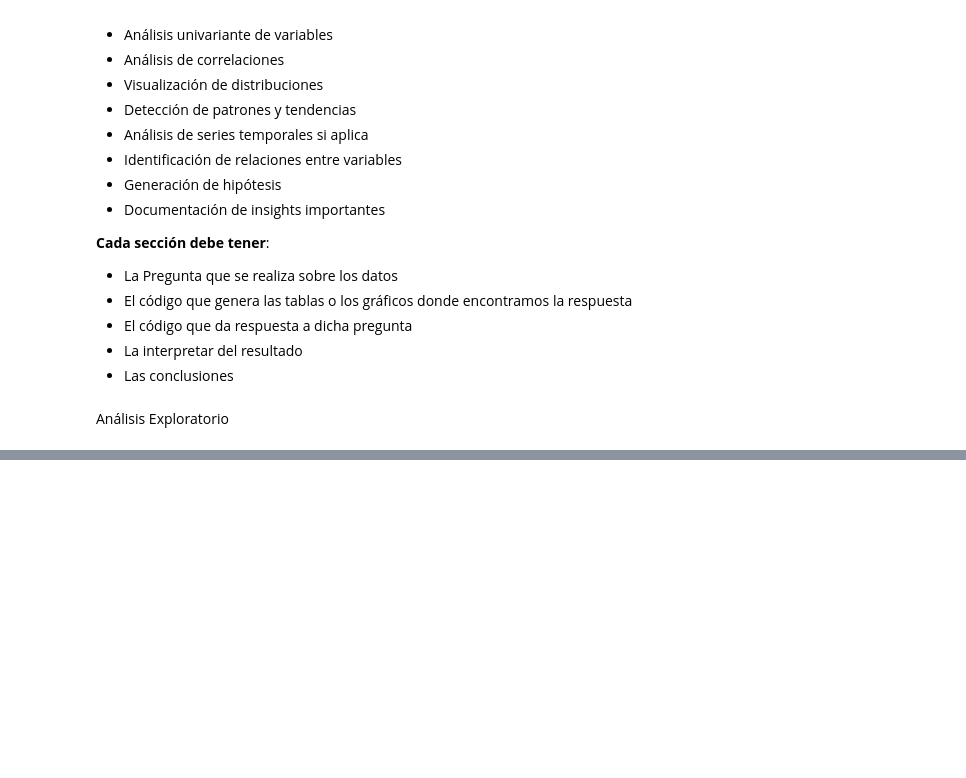
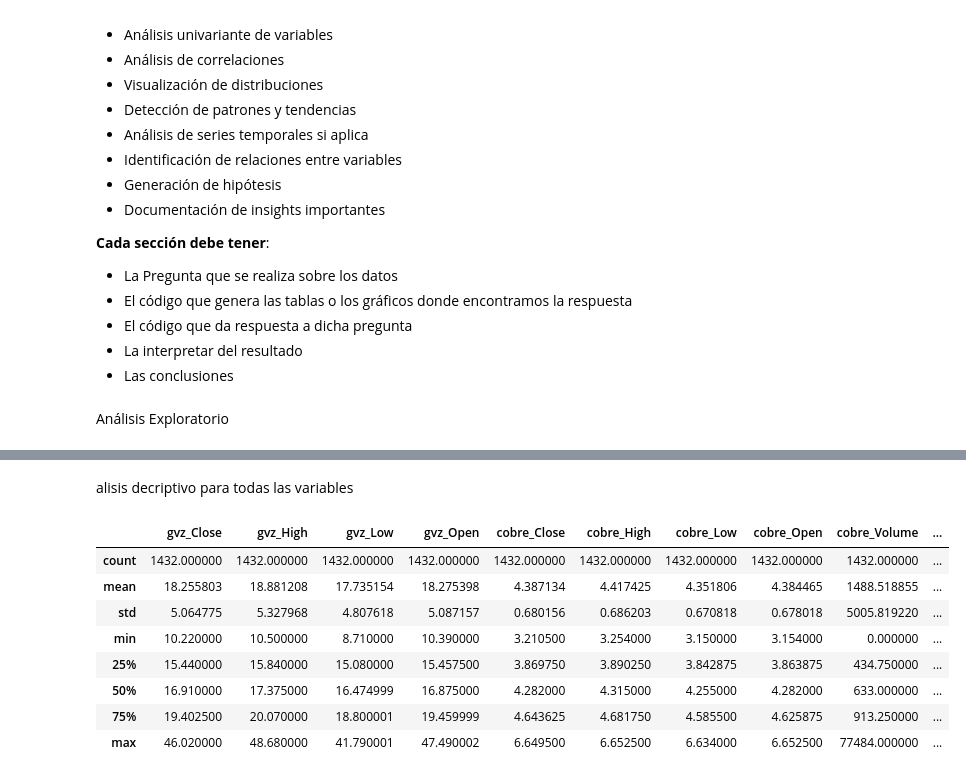
Before and after one commit to michaelsteven1299/proyecto_michael-, a Jupyter notebook: src/03_EDA.ipynb, the cells around one changed output, grey strips where cells are left out. Cells and saved outputs as stored; diff of their text form; code cells hidden in the pictures; blank space fills up the shorter version.

Commit message:
Se creó con Colab

```diff
--- a/src/03_EDA.ipynb
+++ b/src/03_EDA.ipynb
@@ -716,0 +35,13 @@ bono_10y               394.66
+# %%
+from google.colab import drive
+drive.mount('/content/drive')
+
+import pandas as pd
+import numpy as np
+
+ruta = '/content/drive/MyDrive/proyecto_oro/data/trusted/oro_dxy_trusted.csv'
+df_oro = pd.read_csv(ruta)
+
+print("Dataset cargado")
+print(f"Dimensiones: {df_oro.shape}")
+df_oro.head()
@@ -716,0 +82,8 @@ bono_10y               394.66
+# %%
+df_oro['oro_return_1d'] = df_oro['oro_xauusd_Close'].pct_change()
+
+for lag in range(1, 31):
+    df_oro[f'oro_lag_{lag}'] = df_oro['oro_xauusd_Close'].shift(lag)
+
+print(f"Shape del dataset ahora: {df_oro.shape}")
+df_oro.head()
@@ -716,0 +98,17 @@ bono_10y               394.66
+# %% [markdown]
+alisis decriptivo para todas las variables
+# %%
+pd.set_option('display.max_rows', None)
+pd.set_option('display.max_columns', None)
+
+df_oro.describe()
+# %% [output]
+|  | gvz_Close | gvz_High | gvz_Low | gvz_Open | cobre_Close | cobre_High | cobre_Low | cobre_Open | cobre_Volume | ... |
+| count | 1432.000000 | 1432.000000 | 1432.000000 | 1432.000000 | 1432.000000 | 1432.000000 | 1432.000000 | 1432.000000 | 1432.000000 | ... |
+| mean | 18.255803 | 18.881208 | 17.735154 | 18.275398 | 4.387134 | 4.417425 | 4.351806 | 4.384465 | 1488.518855 | ... |
+| std | 5.064775 | 5.327968 | 4.807618 | 5.087157 | 0.680156 | 0.686203 | 0.670818 | 0.678018 | 5005.819220 | ... |
+| min | 10.220000 | 10.500000 | 8.710000 | 10.390000 | 3.210500 | 3.254000 | 3.150000 | 3.154000 | 0.000000 | ... |
+| 25% | 15.440000 | 15.840000 | 15.080000 | 15.457500 | 3.869750 | 3.890250 | 3.842875 | 3.863875 | 434.750000 | ... |
+| 50% | 16.910000 | 17.375000 | 16.474999 | 16.875000 | 4.282000 | 4.315000 | 4.255000 | 4.282000 | 633.000000 | ... |
+| 75% | 19.402500 | 20.070000 | 18.800001 | 19.459999 | 4.643625 | 4.681750 | 4.585500 | 4.625875 | 913.250000 | ... |
+| max | 46.020000 | 48.680000 | 41.790001 | 47.490002 | 6.649500 | 6.652500 | 6.634000 | 6.652500 | 77484.000000 | ... |
```
Also changed, not shown: parts of 45 cells of this notebook.
